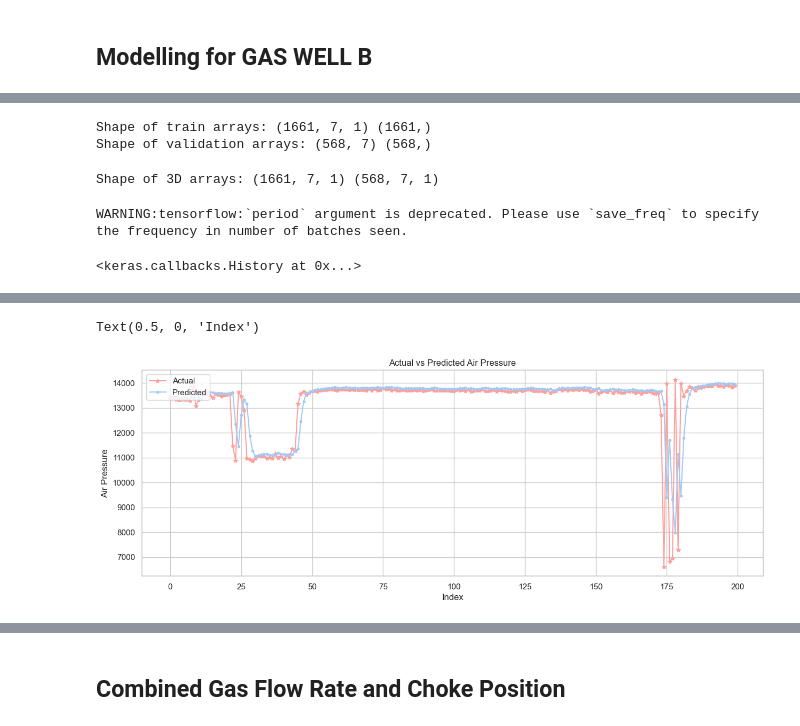
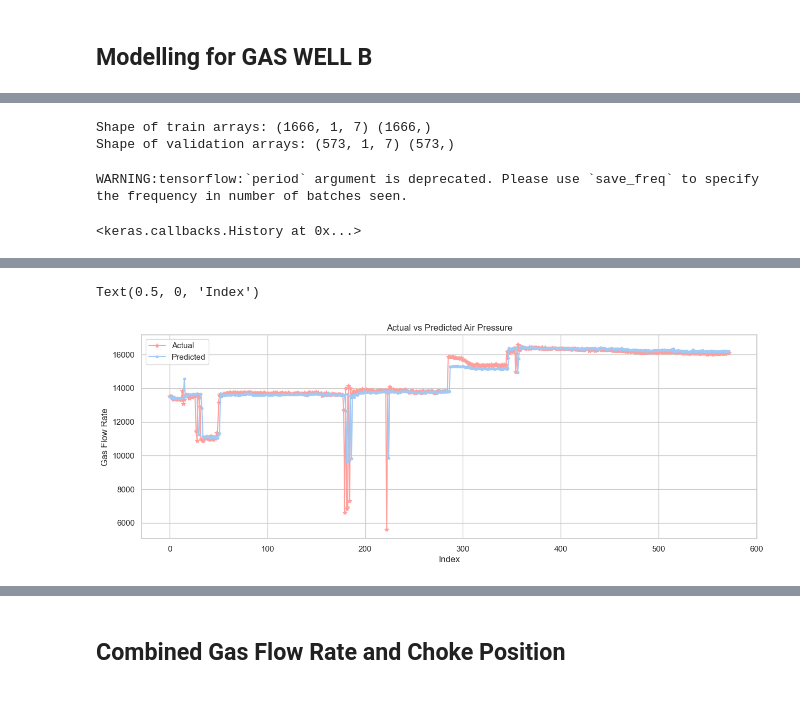
Before and after one commit to MonuSingh16/assessment-takehome, a Jupyter notebook: takehome-sotaog/notebooks/GRU-multivariate-forecasting-sotaog.ipynb, the cells around one changed output, grey strips where cells are left out. Cells and saved outputs as stored; diff of their text form; code cells hidden in the pictures; blank space fills up the shorter version.

Commit message:
Multivariate LSTM  Model

```diff
--- a/takehome-sotaog/notebooks/GRU-multivariate-forecasting-sotaog.ipynb
+++ b/takehome-sotaog/notebooks/GRU-multivariate-forecasting-sotaog.ipynb
@@ -351,8 +382,8 @@ Let's start by splitting the dataset into train and validation. The dataset's ti
 """
 split_date = '2023-04-07 00:07:00'
 
-df_train_B = gas_well_df_B.loc[gas_well_df_B['date']<split_date]
-df_val_B = gas_well_df_B.loc[gas_well_df_B['date']>=split_date]
+df_train_B = gas_well_df_scaled_B.loc[gas_well_df_scaled_B['date']<split_date]
+df_val_B = gas_well_df_scaled_B.loc[gas_well_df_scaled_B['date']>=split_date]
 
 print('Shape of train:', df_train_B.shape)
 print('Shape of test:', df_val_B.shape)
@@ -385,17 +396,12 @@ Text(0, 0.5, 'Scaled Gas Flow Rate readings')
 # %%
-X_train_B, y_train_B = makeXy(df_train_B['scaled_gas_mtr_flow_y'], 7)
+X_train_B, y_train_B = makeXy(df_train_B.values[:, :-1], 2)
 print('Shape of train arrays:', X_train_A.shape, y_train_A.shape)
 
-X_val_B, y_val_B = makeXy(df_val_B['scaled_gas_mtr_flow_y'], 7)
+X_val_B, y_val_B = makeXy(df_val_B.values[:, :-1], 2)
 print('Shape of validation arrays:', X_val_B.shape, y_val_B.shape)
 # %% [output]
-Shape of train arrays: (1661, 7, 1) (1661,)
-Shape of validation arrays: (568, 7) (568,)
+Shape of train arrays: (1666, 1, 7) (1666,)
+Shape of validation arrays: (573, 1, 7) (573,)
-# %%
-X_train_B, X_val_B = X_train_B.reshape((X_train_B.shape[0], X_train_B.shape[1], 1)), X_val_B.reshape((X_val_B.shape[0], X_val_B.shape[1], 1))
-print('Shape of 3D arrays:', X_train_B.shape, X_val_B.shape)
-# %% [output]
-Shape of 3D arrays: (1661, 7, 1) (568, 7, 1)
 # %%
 """
 The model is trained by calling the fit function on the model object and passing the X_train and y_train. The training
@@ -418,24 +424,35 @@ ts_model.fit(x=X_train_B, y=y_train_B, batch_size=16, epochs=20,
 WARNING:tensorflow:`period` argument is deprecated. Please use `save_freq` to specify the frequency in number of batches seen.
 <keras.callbacks.History at 0x...>
 # %%
-from sklearn.metrics import r2_score
+best_model = load_model(os.path.join('GRU_Model_multivariate', 'Gas_Flow_Rate_y.02-0.0026.hdf5'))
+preds = best_model.predict(X_val_B)
 
-best_model = load_model(os.path.join('GRU_Model', 'Gas_Flow_Rate_y.02-0.0027.hdf5'))
-preds = best_model.predict(X_val_B)
+X_val_reshape_B = X_val_B.reshape((X_val_B.shape[0], X_val_B.shape[2]))
+preds = np.concatenate((X_val_reshape_B[:, :-1], preds), axis=1)
 pred_gas_flow_y = scaler.inverse_transform(preds)
+
+y_val_reshape_B = y_val_B.reshape((len(y_val_B), 1))
+actual = np.concatenate((X_val_reshape_B[:, :-1], y_val_reshape_B), axis=1)
+actual_gas_flow_y = scaler.inverse_transform(actual)
+
 pred_gas_flow_y = np.squeeze(pred_gas_flow_y)
-
-r2 = r2_score(df_val_B['Gas Meter Flow Rate_y'].loc[7:], pred_gas_flow_y)
+r2 = r2_score(actual_gas_flow_y[:, -1], pred_gas_flow_y[:, -1])
 print('R-squared on validation set of the original gas flow meter rate:', r2)
 
-df_val_B['pred_gas_flow_y'] = pd.Series(pred_gas_flow_y)
+
+df_valid_B = pd.DataFrame(actual_gas_flow_y, columns=['Gas Meter Temperature_y', 'Line Pressure_y', 'Position_y',
+       'Tubing Pressure_y', 'Reservoir Pressure_y', 'Junction pressure',
+       'Gas Meter Flow Rate_y'])
+
+df_valid_B['pred_gas_flow_y'] = pd.Series(pred_gas_flow_y[:, -1])
+df_valid_B['date'] = pd.Series(df_val_B['date'])
 
 #Let's plot the first 200 actual and predicted values of gas flow rate
 plt.figure(figsize=(15, 5))
-plt.plot(range(200), df_val_B['Gas Meter Flow Rate_y'].loc[7:206], linestyle='-', marker='*', color='r')
-plt.plot(range(200), pred_gas_flow_y[:200], linestyle='-', marker='.', color='b')
+plt.plot(actual_gas_flow_y[:, -1], linestyle='-', marker='*', color='r')
+plt.plot(pred_gas_flow_y[:, -1], linestyle='-', marker='.', color='b')
 plt.legend(['Actual','Predicted'], loc=2)
 plt.title('Actual vs Predicted Air Pressure')
-plt.ylabel('Air Pressure')
+plt.ylabel('Gas Flow Rate')
 plt.xlabel('Index')
 # %% [output]
@@ -444,2 +461,2 @@ R-squared on validation set of the original gas flow meter rate: 0.7836463778449
 Text(0.5, 0, 'Index')
-[figure, old version]
+[figure, new version]
```
Also changed, not shown: parts of 18 cells of this notebook, 17 other files.
